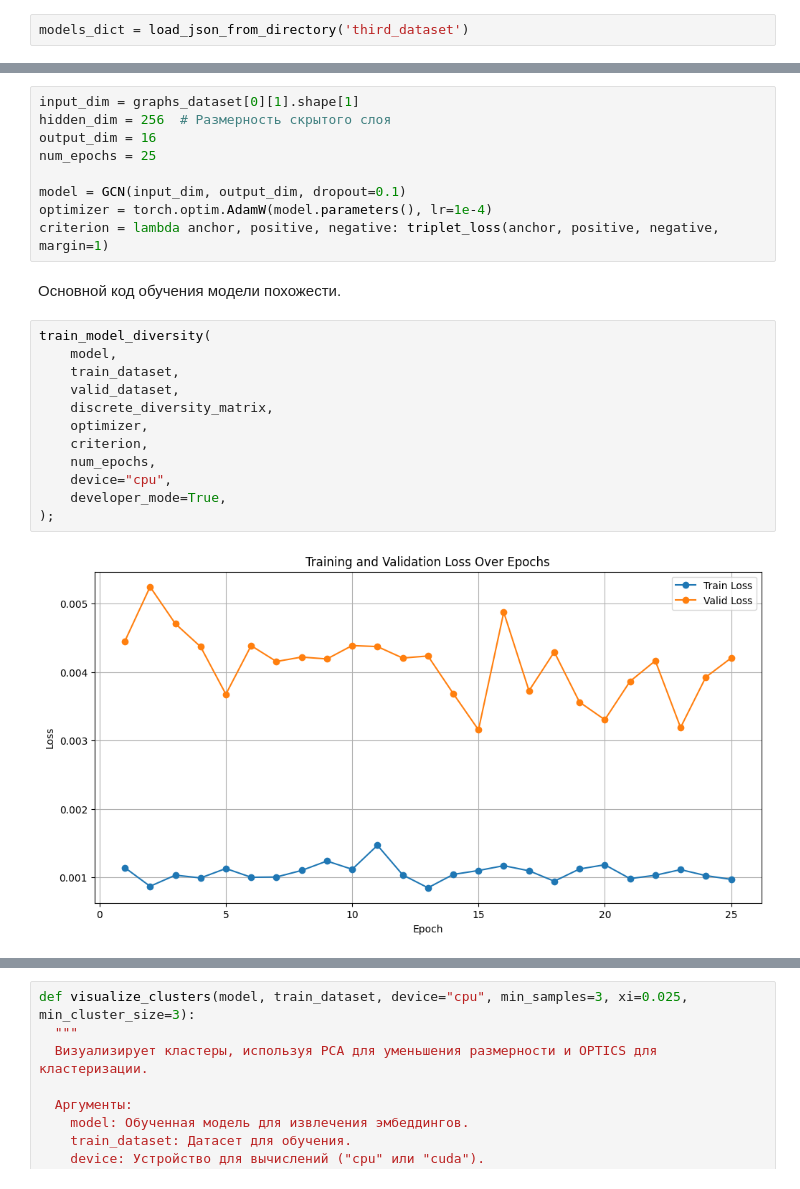
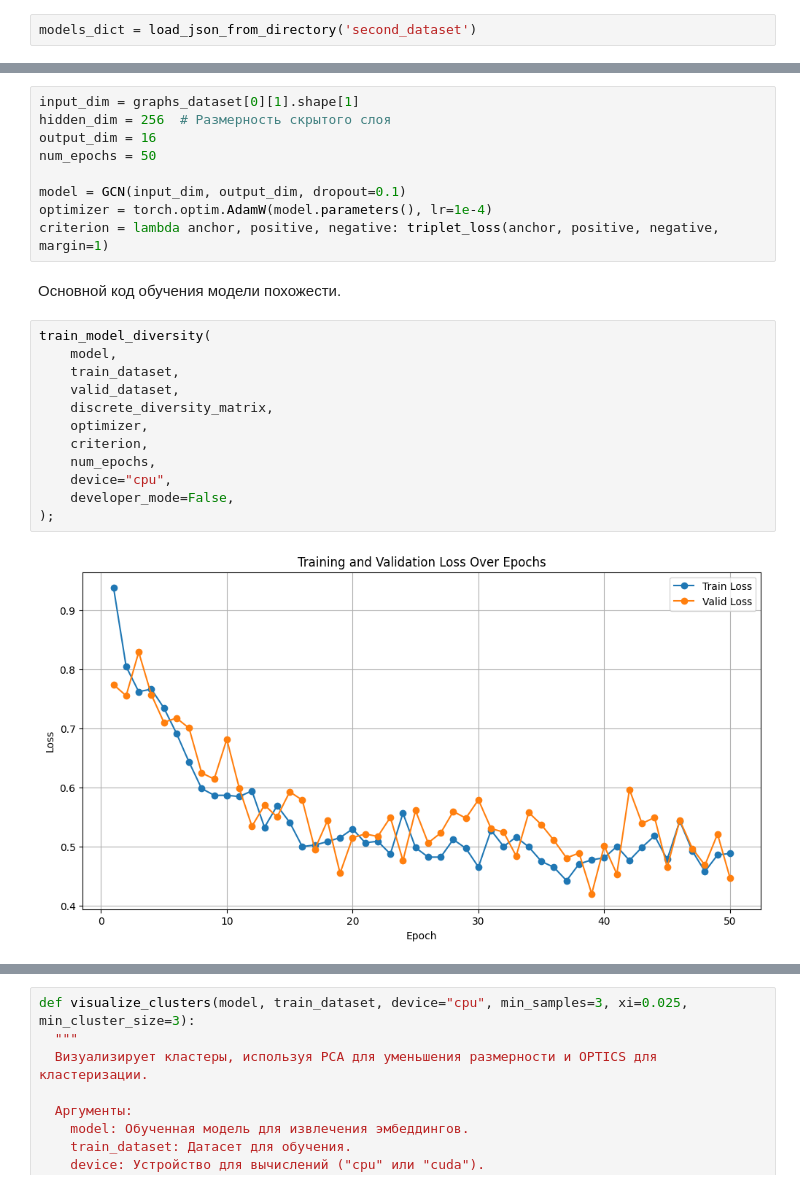
Before and after one commit to intsystems/predicator-function-for-neural-networks, a Jupyter notebook: code/gcn-training.ipynb, the cells around one changed output, grey strips where cells are left out. Saved outputs shown, nothing was run; the diff lists cells and outputs as text.

```diff
--- a/code/gcn-training.ipynb
+++ b/code/gcn-training.ipynb
@@ -100,7 +100,7 @@ def load_json_from_directory(directory_path):
                         print(f"Error decoding JSON from file {file_path}: {e}")
     return json_data
 # %%
-models_dict = load_json_from_directory('third_dataset')
+models_dict = load_json_from_directory('second_dataset')
 # %% [markdown]
 Посмотрю как распределена точность моделей
 # %%
@@ -422,7 +405,7 @@ Index: 1094, Accuracy: 0.843, Embedding: 0.492
 input_dim = graphs_dataset[0][1].shape[1]
 hidden_dim = 256  # Размерность скрытого слоя
 output_dim = 16
-num_epochs = 25
+num_epochs = 50
 
 model = GCN(input_dim, output_dim, dropout=0.1)
 optimizer = torch.optim.AdamW(model.parameters(), lr=1e-4)
@@ -432,14 +415,14 @@ criterion = lambda anchor, positive, negative: triplet_loss(anchor, positive, ne
 # %%
 train_model_diversity(
     model,
     train_dataset,
     valid_dataset,
     discrete_diversity_matrix,
     optimizer,
     criterion,
     num_epochs,
     device="cpu",
-    developer_mode=True,
+    developer_mode=False,
 );
 # %% [output]
-[figure, old version]
+[figure, new version]
```
Also changed, not shown: parts of 11 cells of this notebook, 7 other files.
